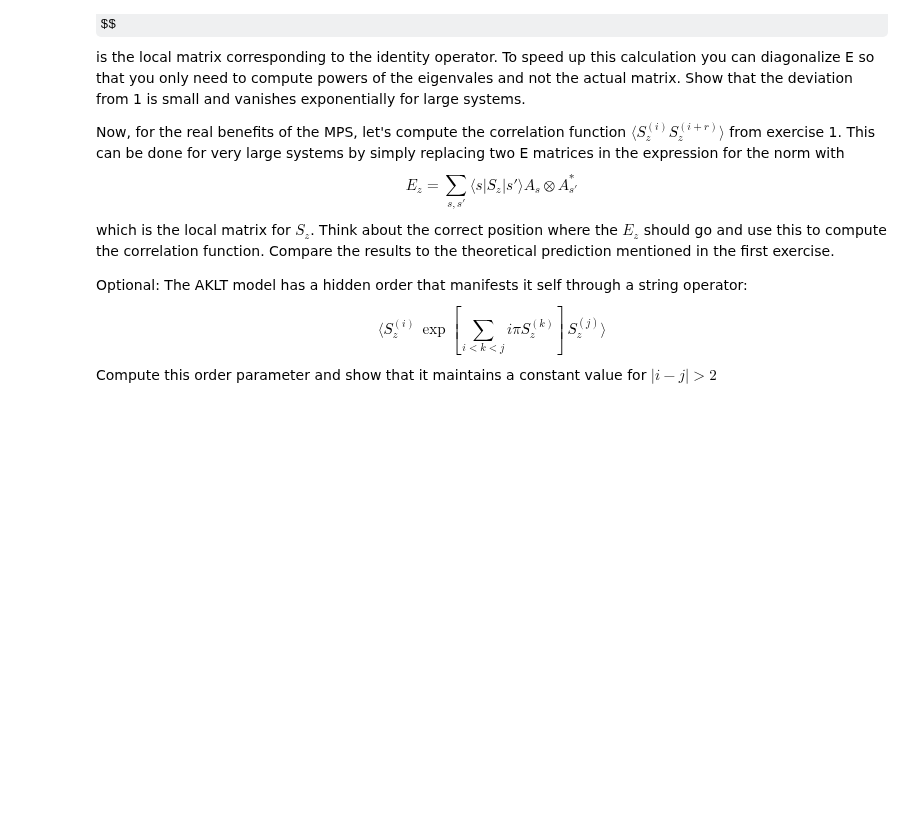
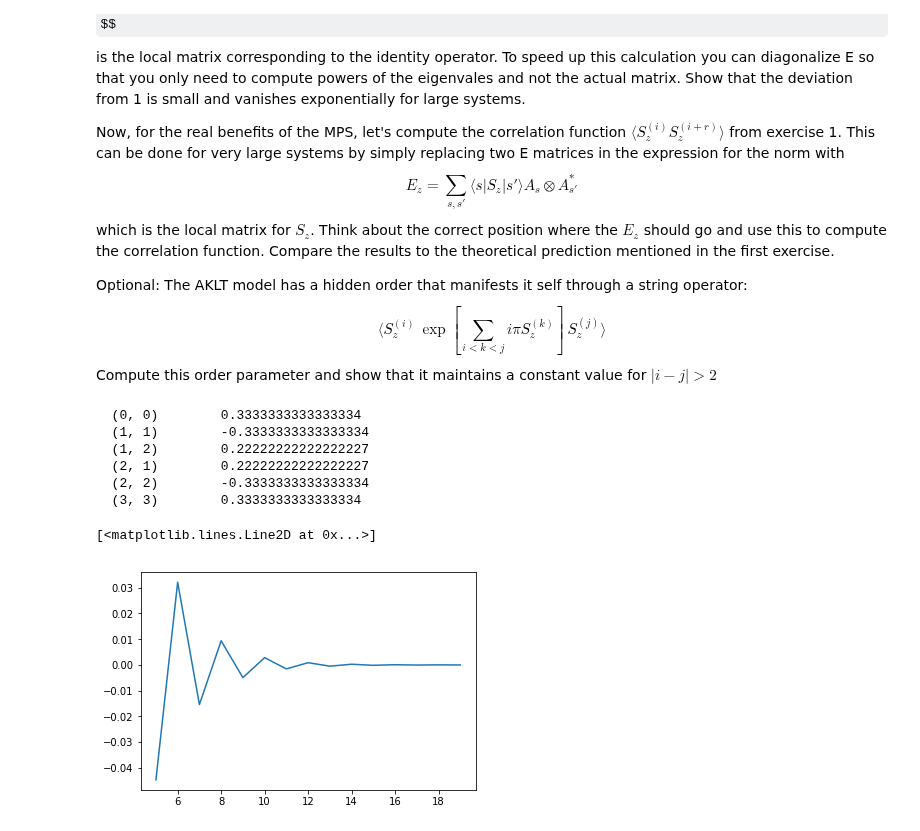
Before and after one commit to ml4cdeca/ComputationalQuantumDynamics, a Jupyter notebook: blatt8/exercise8.ipynb, the cells around one changed output. Saved outputs shown, nothing was run; the diff lists cells and outputs as text; code cells hidden in the pictures; some formulas as TeX source; blank space fills up the shorter version.

```diff
--- a/blatt8/exercise8.ipynb
+++ b/blatt8/exercise8.ipynb
@@ -165,0 +207,58 @@ Compute this order parameter and show that it maintains a constant value for $|i
+# %%
+#creating an empty matrix
+Em = sparse.csr_matrix((4,4))
+#adding up the matrixes
+for matrix in mat:
+    Em= Em + sparse.kron(matrix,np.transpose(matrix))
+print(Em)
+#calculating Ez, can be done as below, as only the +1 and -1 states contribute due to the orthogonal basis and 0 eigval
+#of the 0 state leaving all other possibilites to fall out
+Ez = sparse.kron(mat[0],np.transpose(mat[0]))-sparse.kron(mat[2],np.transpose(mat[2]))
+#print(Ez)
+# %% [output]
+  (0, 0)        0.3333333333333334
+  (1, 1)        -0.3333333333333334
+  (1, 2)        0.22222222222222227
+  (2, 1)        0.22222222222222227
+  (2, 2)        -0.3333333333333334
+  (3, 3)        0.3333333333333334
+# %%
+#calculating the eigvalues
+def trace(N):
+    eigval,eigvek=sLA.eigsh(Em,k=3)
+    #start trace by adding eigvalues
+    overlap=0
+    for i in range(len(eigval)):
+        overlap=+eigval[i]**N
+    Et=Em
+    for u in range(int(N-1)):
+        Et=Et@Em
+    return overlap, np.trace(Et.toarray())
+def expect(i,r,N):
+    El=Em
+    Ec=Em
+    Er=Em
+    j=i+r
+    for k in range(i-1):
+        El=El@Em
+    for m in range(i+1,j-1):
+        Ec=Ec@Em
+    for n in range(j+1,N-1):
+        Er=Er@Em
+    sol=El@Ez@Ec@Ez@Er
+    print(sol)
+    return np.trace(sol.toarray())
+#reference array for plotting
+# %%
+Ns=np.arange(5,20,1)
+overlapsi=[]
+overlapsii=[]
+for xi in Ns:
+    one,two=trace(xi)
+    overlapsi.append(one)
+    overlapsii.append(two)
+#plt.plot(Ns,overlapsi)
+plt.plot(Ns,overlapsii)
+# %% [output]
+[<matplotlib.lines.Line2D at 0x...>]
+[figure, added]
```
Also changed, not shown: parts of 6 cells of this notebook.
